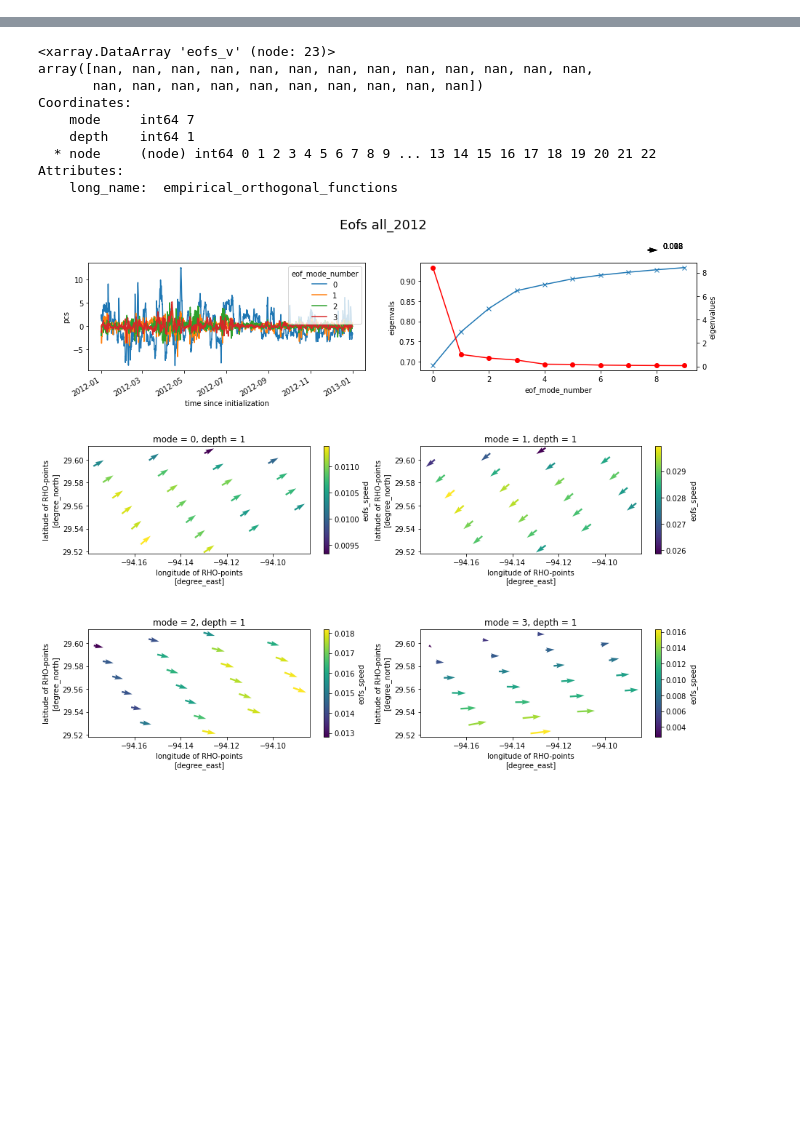
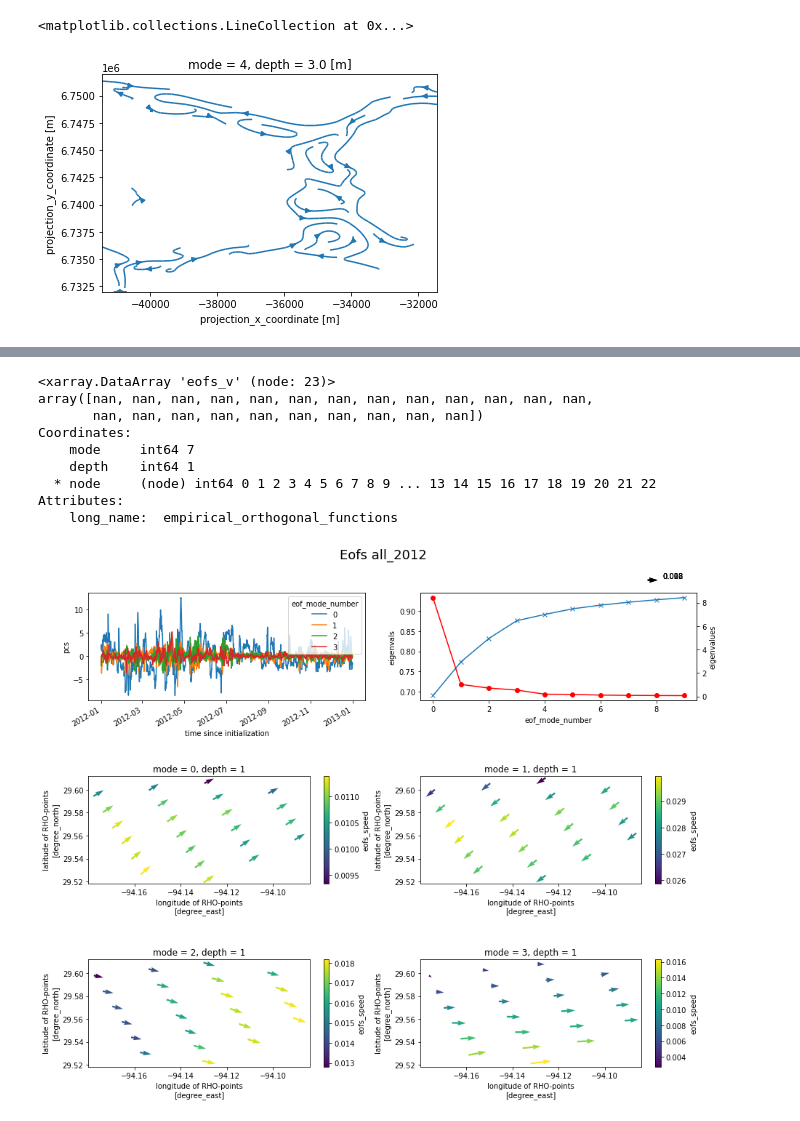
Before and after one commit to galendal/FACTS, a Jupyter notebook: eof_GA.ipynb, the cells around one changed output, grey strips where cells are left out. Drawn from its saved outputs; the diff is of its cells as text; code cells hidden in the pictures; blank space fills up the shorter version.

```diff
--- a/eof_GA.ipynb
+++ b/eof_GA.ipynb
@@ -144,0 +99,5 @@ Coordinates:
+# %%
+res.isel(mode=4).where(res.land_binary_mask==0).plot.streamplot(x='X',y='Y' ,u='u', v='v')
+# %% [output]
+<matplotlib.collections.LineCollection at 0x...>
+[figure, added]
```
Also changed, not shown: parts of 16 cells of this notebook.
